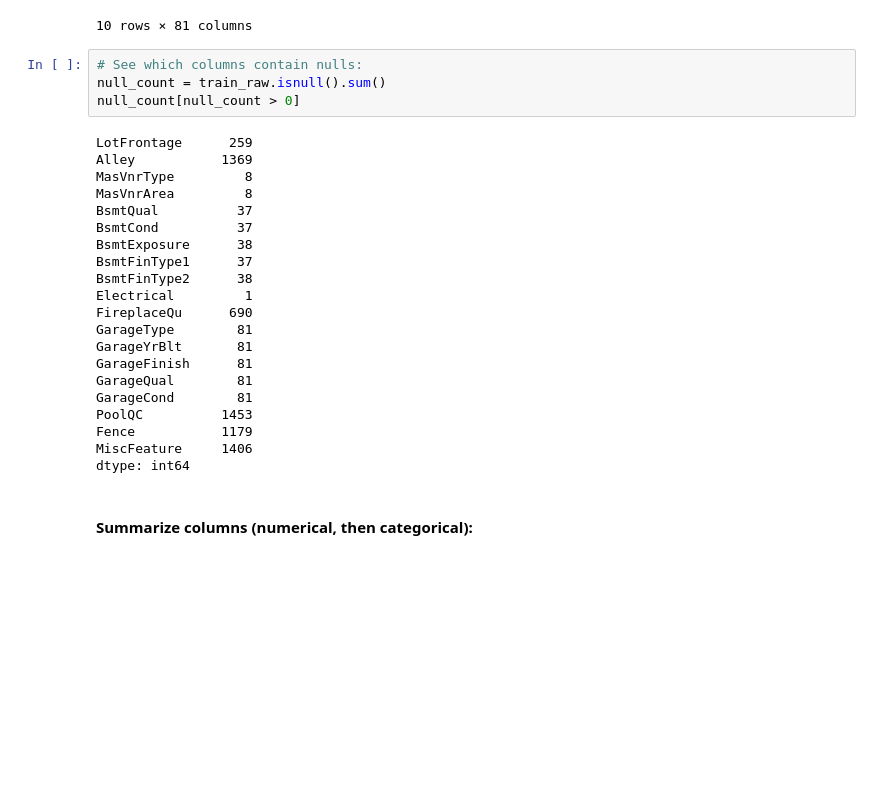
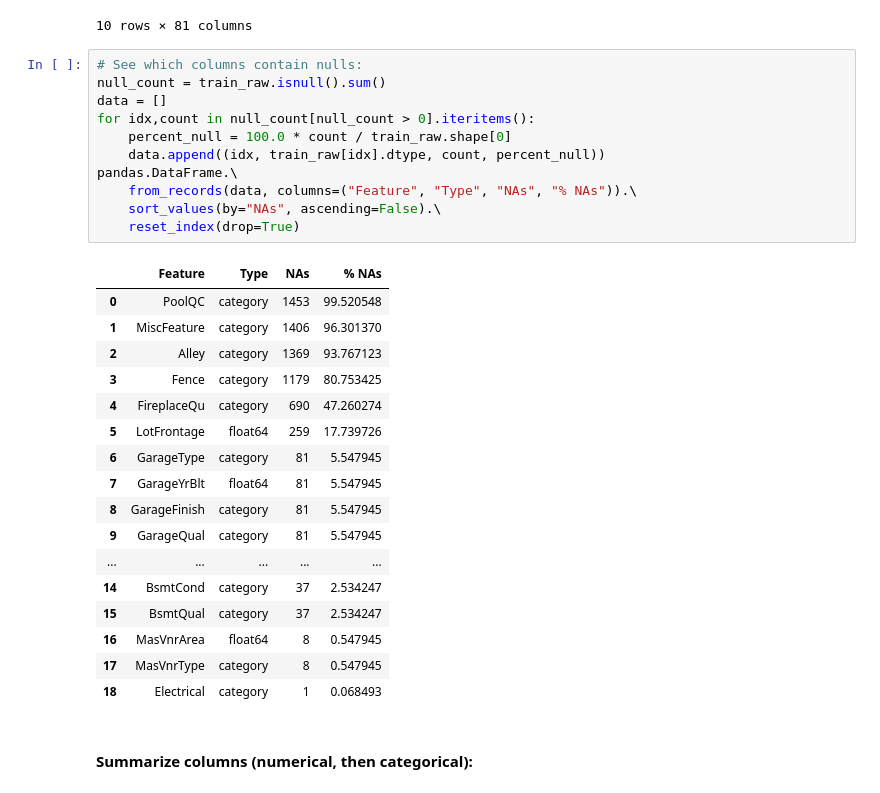
Before and after one commit to Hodapp87/kaggle-house-prices, a Jupyter notebook: Scratch for House Prices competition on Kaggle.ipynb, the cells around one changed output. Drawn from its saved outputs; the diff is of its cells as text; blank space fills up the shorter version.

```diff
--- a/Scratch for House Prices competition on Kaggle.ipynb
+++ b/Scratch for House Prices competition on Kaggle.ipynb
@@ -67,31 +67,35 @@ train_raw.head(10)
 | 8 | 9 | 50 | RM | 51.0 | 6120 | Pave | NaN | Reg | Lvl | ... |
 | 9 | 10 | 190 | RL | 50.0 | 7420 | Pave | NaN | Reg | Lvl | ... |
 10 rows × 81 columns
-# %%
-# See which columns contain nulls:
-null_count = train_raw.isnull().sum()
-null_count[null_count > 0]
-# %% [output]
-LotFrontage      259
-Alley           1369
-MasVnrType         8
-MasVnrArea         8
-BsmtQual          37
-BsmtCond          37
-BsmtExposure      38
-BsmtFinType1      37
-BsmtFinType2      38
-Electrical         1
-FireplaceQu      690
-GarageType        81
-GarageYrBlt       81
-GarageFinish      81
-GarageQual        81
-GarageCond        81
-PoolQC          1453
-Fence           1179
-MiscFeature     1406
-dtype: int64
+# %%
+# See which columns contain nulls:
+null_count = train_raw.isnull().sum()
+data = []
+for idx,count in null_count[null_count > 0].iteritems():
+    percent_null = 100.0 * count / train_raw.shape[0]
+    data.append((idx, train_raw[idx].dtype, count, percent_null))
+pandas.DataFrame.\
+    from_records(data, columns=("Feature", "Type", "NAs", "% NAs")).\
+    sort_values(by="NAs", ascending=False).\
+    reset_index(drop=True)
+# %% [output]
+|  | Feature | Type | NAs | % NAs |
+| 0 | PoolQC | category | 1453 | 99.520548 |
+| 1 | MiscFeature | category | 1406 | 96.301370 |
+| 2 | Alley | category | 1369 | 93.767123 |
+| 3 | Fence | category | 1179 | 80.753425 |
+| 4 | FireplaceQu | category | 690 | 47.260274 |
+| 5 | LotFrontage | float64 | 259 | 17.739726 |
+| 6 | GarageType | category | 81 | 5.547945 |
+| 7 | GarageYrBlt | float64 | 81 | 5.547945 |
+| 8 | GarageFinish | category | 81 | 5.547945 |
+| 9 | GarageQual | category | 81 | 5.547945 |
+| ... | ... | ... | ... | ... |
+| 14 | BsmtCond | category | 37 | 2.534247 |
+| 15 | BsmtQual | category | 37 | 2.534247 |
+| 16 | MasVnrArea | float64 | 8 | 0.547945 |
+| 17 | MasVnrType | category | 8 | 0.547945 |
+| 18 | Electrical | category | 1 | 0.068493 |
 # %% [markdown]
 #### Summarize columns (numerical, then categorical):
 # %%
```
